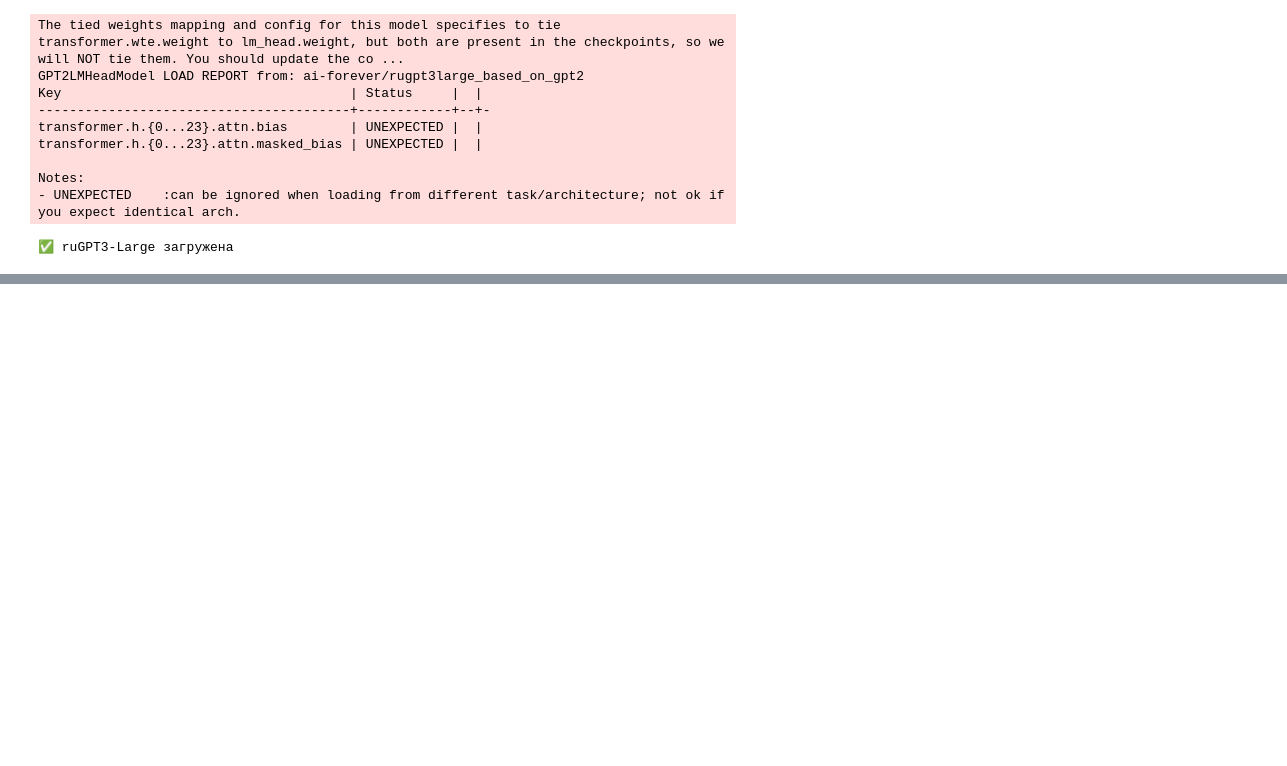
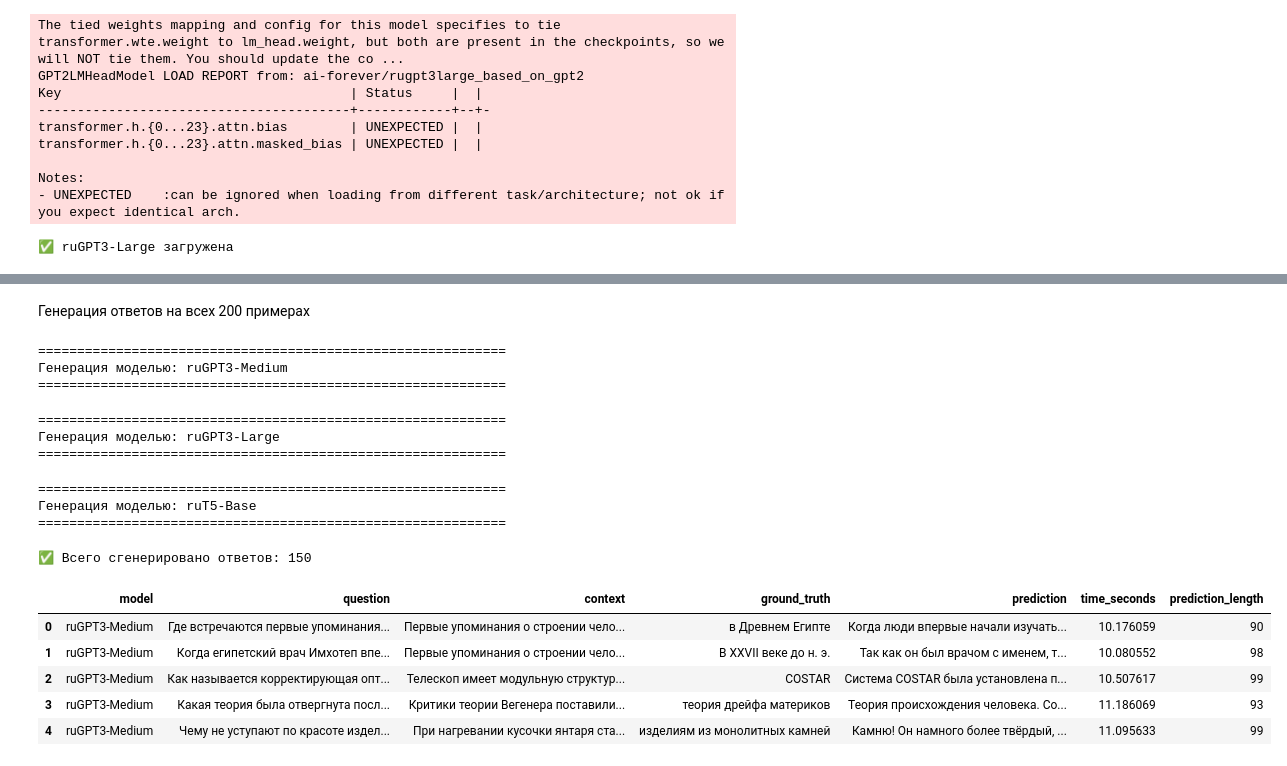
Before and after one commit to felondrum/llm_driven_development_otus, a Jupyter notebook: llm_otus_filippov_hw3.ipynb, the cells around one changed output, grey strips where cells are left out. Cells and saved outputs as stored; diff of their text form; code cells hidden in the pictures; blank space fills up the shorter version.

```diff
--- a/llm_otus_filippov_hw3.ipynb
+++ b/llm_otus_filippov_hw3.ipynb
@@ -238,0 +347,54 @@ Notes:
+# %% [markdown]
+Генерация ответов на всех 200 примерах
+# %%
+results = []
+
+for model_name, (model, tokenizer, gen_fn) in models_config.items():
+    print(f"\n{'='*60}")
+    print(f"Генерация моделью: {model_name}")
+    print(f"{'='*60}")
+
+    for idx, row in tqdm(df.iterrows(), total=len(df), desc=model_name):
+        try:
+            prediction, elapsed = gen_fn(row['context'], row['question'], model, tokenizer)
+            results.append({
+                'model': model_name,
+                'question': row['question'],
+                'context': row['context'],
+                'ground_truth': row['ground_truth'],
+                'prediction': prediction,
+                'time_seconds': elapsed,
+                'prediction_length': len(prediction)
+            })
+        except Exception as e:
+            print(f"\nОшибка на примере {idx}: {e}")
+            results.append({
+                'model': model_name,
+                'question': row['question'],
+                'context': row['context'],
+                'ground_truth': row['ground_truth'],
+                'prediction': '',
+                'time_seconds': 0,
+                'prediction_length': 0
+            })
+
+results_df = pd.DataFrame(results)
+print(f"\n✅ Всего сгенерировано ответов: {len(results_df)}")
+results_df.head()
+# %% [output]
+============================================================
+Генерация моделью: ruGPT3-Medium
+============================================================
+============================================================
+Генерация моделью: ruGPT3-Large
+============================================================
+============================================================
+Генерация моделью: ruT5-Base
+============================================================
+✅ Всего сгенерировано ответов: 150
+|  | model | question | context | ground_truth | prediction | time_seconds | prediction_length |
+| 0 | ruGPT3-Medium | Где встречаются первые упоминания... | Первые упоминания о строении чело... | в Древнем Египте | Когда люди впервые начали изучать... | 10.176059 | 90 |
+| 1 | ruGPT3-Medium | Когда египетский врач Имхотеп впе... | Первые упоминания о строении чело... | В XXVII веке до н. э. | Так как он был врачом с именем, т... | 10.080552 | 98 |
+| 2 | ruGPT3-Medium | Как называется корректирующая опт... | Телескоп имеет модульную структур... | COSTAR | Система COSTAR была установлена п... | 10.507617 | 99 |
+| 3 | ruGPT3-Medium | Какая теория была отвергнута посл... | Критики теории Вегенера поставили... | теория дрейфа материков | Теория происхождения человека. Со... | 11.186069 | 93 |
+| 4 | ruGPT3-Medium | Чему не уступают по красоте издел... | При нагревании кусочки янтаря ста... | изделиям из монолитных камней | Камню! Он намного более твёрдый, ... | 11.095633 | 99 |
```
Also changed, not shown: parts of 27 cells of this notebook.
